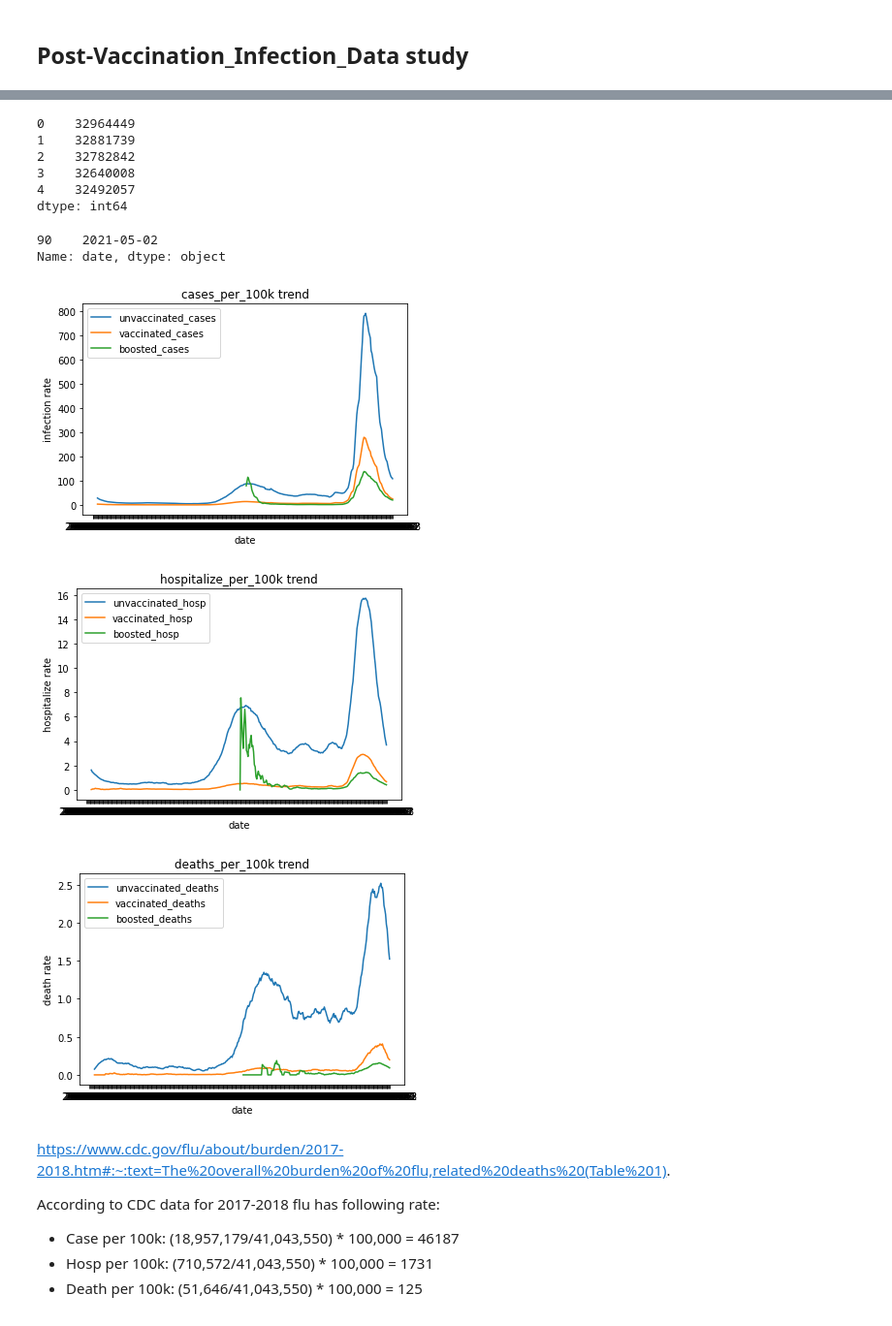
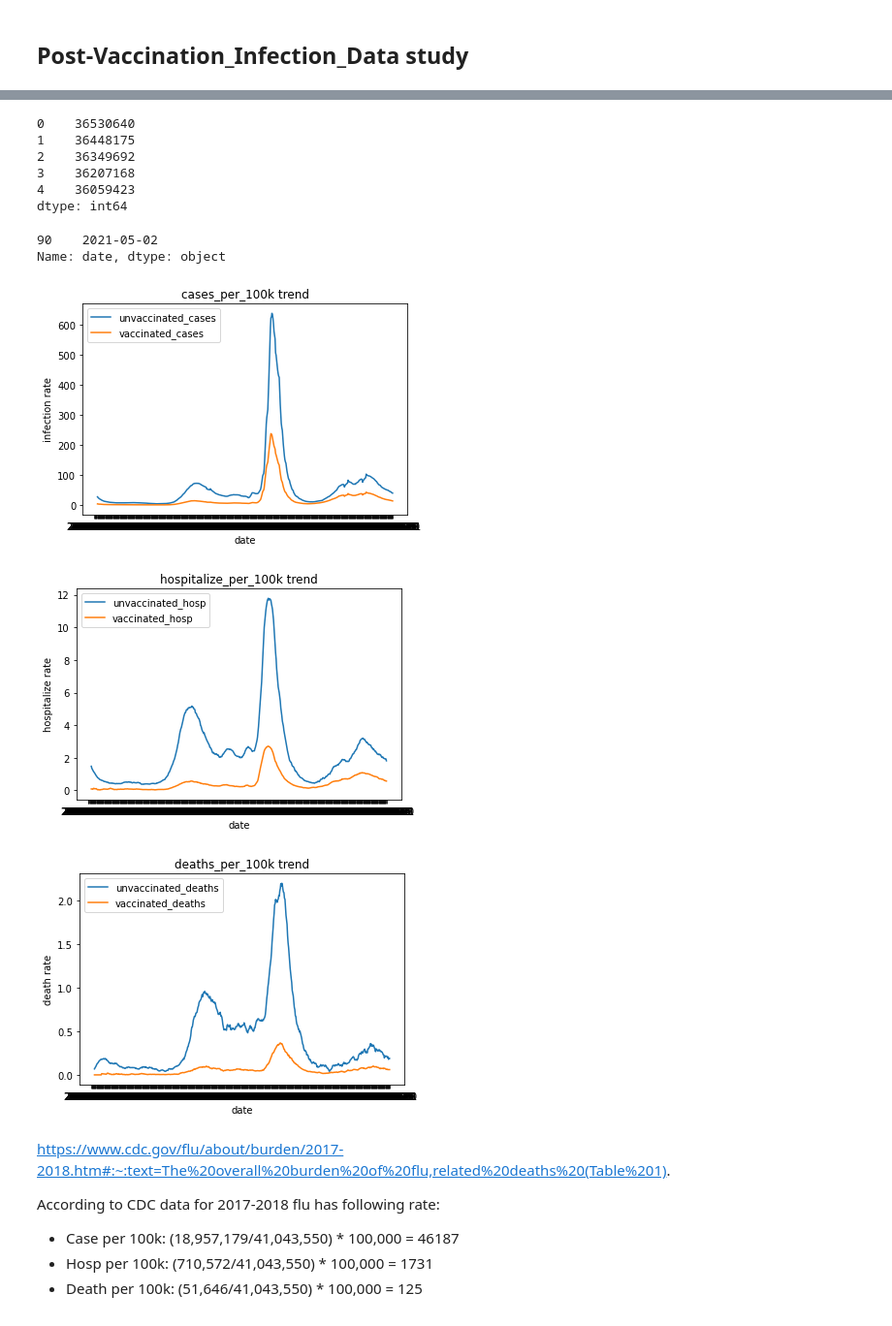
Before and after one commit to RunfengJiang/CMPE-255_Project_Team8, a Jupyter notebook: scripts/Post-Vaccination_Infection_Data_Analysis.ipynb, the cells around one changed output, grey strips where cells are left out. Shown at 97% size. Saved outputs shown, nothing was run; the diff lists cells and outputs as text; code cells hidden in the pictures.

Commit message:
update dataset

```diff
--- a/scripts/Post-Vaccination_Infection_Data_Analysis.ipynb
+++ b/scripts/Post-Vaccination_Infection_Data_Analysis.ipynb
@@ -4,9 +4,10 @@ import numpy as np
 import matplotlib.pyplot as plt
 from sklearn.preprocessing import OrdinalEncoder, MinMaxScaler, LabelEncoder
 
-post_vacc_inf = pd.read_csv("../data/Post-Vaccination_Infection_Data.csv")
+#booster number is no longer available from official dataset...
+post_vacc_inf = pd.read_csv("../data/covid19postvaxstatewidestats.csv")
 
-vacc_prog = pd.read_csv("../data/Vaccine_Progress_Dashboard_Data.csv")
+vacc_prog = pd.read_csv("../data/covid19vaccinesbycounty.csv")
 # %% [markdown]
 ## Post-Vaccination_Infection_Data study
 # %%
@@ -115,10 +112,10 @@ plt.show()
 # %%
-(post_vacc_inf['population_unvaccinated'] + post_vacc_inf['population_vaccinated'] + post_vacc_inf['population_boosted']).head()
+(post_vacc_inf['population_unvaccinated'] + post_vacc_inf['population_vaccinated']).head()
 # %% [output]
-0    32964449
-1    32881739
-2    32782842
-3    32640008
-4    32492057
+0    36530640
+1    36448175
+2    36349692
+3    36207168
+4    36059423
 dtype: int64
 # %%
@@ -134,40 +131,40 @@ Name: date, dtype: object
 
 plt.plot(post_vacc_inf['date'], post_vacc_inf['unvaccinated_cases_per_100k'], label='unvaccinated_cases')
 plt.plot(post_vacc_inf['date'], post_vacc_inf['vaccinated_cases_per_100k'], label='vaccinated_cases')
-plt.plot(post_vacc_inf['date'], post_vacc_inf['boosted_cases_per_100k'], label='boosted_cases')
+# plt.plot(post_vacc_inf['date'], post_vacc_inf['boosted_cases_per_100k'], label='boosted_cases')
 plt.title('cases_per_100k trend')
 plt.xlabel('date')
 plt.ylabel('infection rate')
 plt.legend()
 plt.show()
 # %% [output]
-[figure, old version]
+[figure, new version]
 # %%
 # Comparasion of hospitalize rate between unvaccinated, unvaccinated, and boosted.
 
 plt.plot(post_vacc_inf['date'], post_vacc_inf['unvaccinated_hosp_per_100k'], label='unvaccinated_hosp')
 plt.plot(post_vacc_inf['date'], post_vacc_inf['vaccinated_hosp_per_100k'], label='vaccinated_hosp')
-plt.plot(post_vacc_inf['date'], post_vacc_inf['boosted_hosp_per_100k'], label='boosted_hosp')
+# plt.plot(post_vacc_inf['date'], post_vacc_inf['boosted_hosp_per_100k'], label='boosted_hosp')
 plt.title('hospitalize_per_100k trend')
 plt.xlabel('date')
 plt.ylabel('hospitalize rate')
 plt.legend()
 plt.show()
 # %% [output]
-[figure, old version]
+[figure, new version]
 # %%
 # Comparasion of death rate between unvaccinated, unvaccinated, and boosted.
 
 plt.plot(post_vacc_inf['date'], post_vacc_inf['unvaccinated_deaths_per_100k'], label='unvaccinated_deaths')
 plt.plot(post_vacc_inf['date'], post_vacc_inf['vaccinated_deaths_per_100k'], label='vaccinated_deaths')
-plt.plot(post_vacc_inf['date'], post_vacc_inf['boosted_deaths_per_100k'], label='boosted_deaths')
+# plt.plot(post_vacc_inf['date'], post_vacc_inf['boosted_deaths_per_100k'], label='boosted_deaths')
 plt.title('deaths_per_100k trend')
 plt.xlabel('date')
 plt.ylabel('death rate')
 plt.legend()
 plt.show()
 # %% [output]
-[figure, old version]
+[figure, new version]
 # %% [markdown]
 https://www.cdc.gov/flu/about/burden/2017-2018.htm#:~:text=The%20overall%20burden%20of%20flu,related%20deaths%20(Table%201).
 
```
Also changed, not shown: parts of 6 cells of this notebook, 2 other files.
